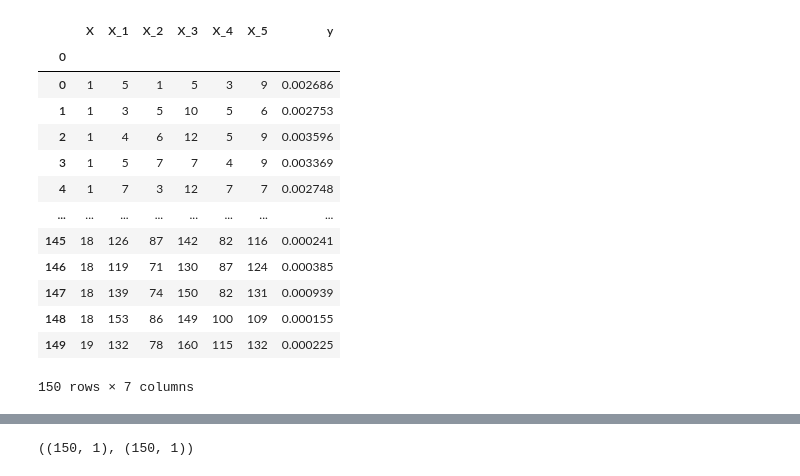
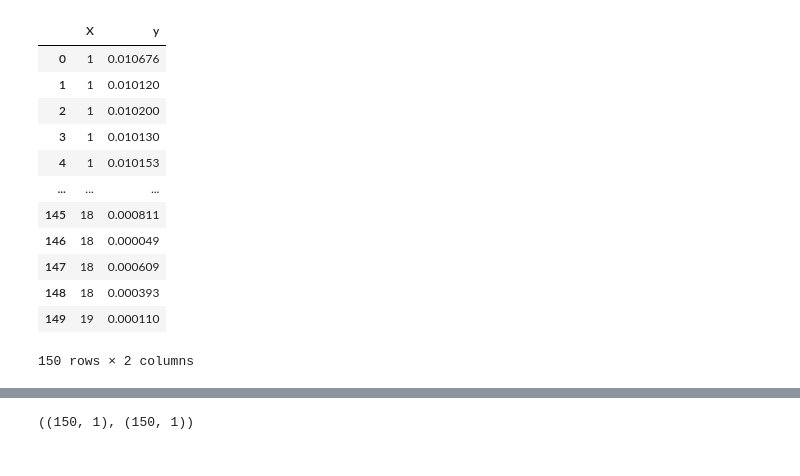
Before and after one commit to kyleosung/Stats_3AT3_Final_Project, a Jupyter notebook: glm_1var_poi.ipynb, the cells around one changed output, grey strips where cells are left out. Cells and saved outputs as stored; diff of their text form; code cells hidden in the pictures.

```diff
--- a/glm_1var_poi.ipynb
+++ b/glm_1var_poi.ipynb
@@ -10,23 +10,22 @@ from sklearn.model_selection import train_test_split
 from sklearn.linear_model import LinearRegression
 from sklearn.metrics import mean_squared_error, r2_score
 # %%
-df = pd.read_csv("./data_synthetic/synth_data_Mvar_poi.csv", index_col=0)
+df = pd.read_csv("./data_synthetic/synth_data_1var_poi_2.csv", index_col=0)
 df
 # %% [output]
-|  | X | X_1 | X_2 | X_3 | X_4 | X_5 | y |
-| 0 |  |  |  |  |  |  |  |
-| 0 | 1 | 5 | 1 | 5 | 3 | 9 | 0.002686 |
-| 1 | 1 | 3 | 5 | 10 | 5 | 6 | 0.002753 |
-| 2 | 1 | 4 | 6 | 12 | 5 | 9 | 0.003596 |
-| 3 | 1 | 5 | 7 | 7 | 4 | 9 | 0.003369 |
-| 4 | 1 | 7 | 3 | 12 | 7 | 7 | 0.002748 |
-| ... | ... | ... | ... | ... | ... | ... | ... |
-| 145 | 18 | 126 | 87 | 142 | 82 | 116 | 0.000241 |
-| 146 | 18 | 119 | 71 | 130 | 87 | 124 | 0.000385 |
-| 147 | 18 | 139 | 74 | 150 | 82 | 131 | 0.000939 |
-| 148 | 18 | 153 | 86 | 149 | 100 | 109 | 0.000155 |
-| 149 | 19 | 132 | 78 | 160 | 115 | 132 | 0.000225 |
+|  | X | y |
+| 0 | 1 | 0.010676 |
+| 1 | 1 | 0.010120 |
+| 2 | 1 | 0.010200 |
+| 3 | 1 | 0.010130 |
+| 4 | 1 | 0.010153 |
+| ... | ... | ... |
+| 145 | 18 | 0.000811 |
+| 146 | 18 | 0.000049 |
+| 147 | 18 | 0.000609 |
+| 148 | 18 | 0.000393 |
+| 149 | 19 | 0.000110 |
-150 rows × 7 columns
+150 rows × 2 columns
 # %%
 X = df['X'].to_numpy().reshape(-1, 1)
 y = df['y'].to_numpy().reshape(-1,1)
```
Also changed, not shown: parts of 6 cells of this notebook, 4 other files.
